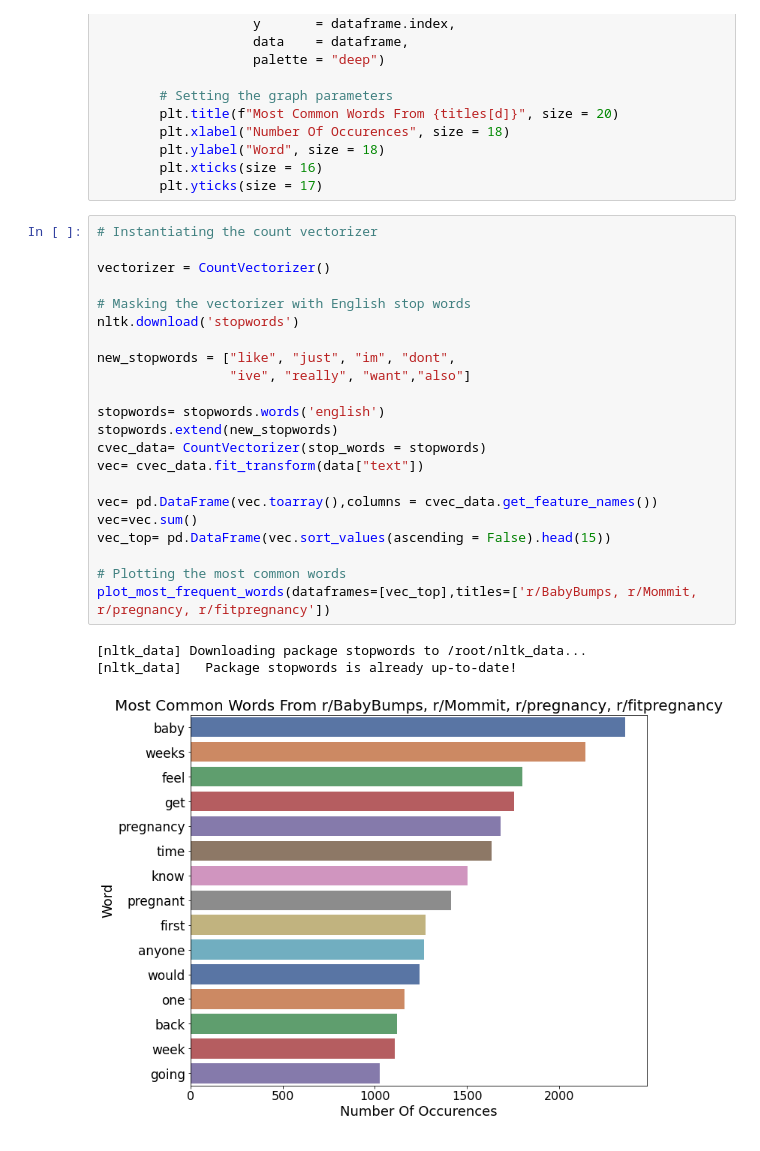
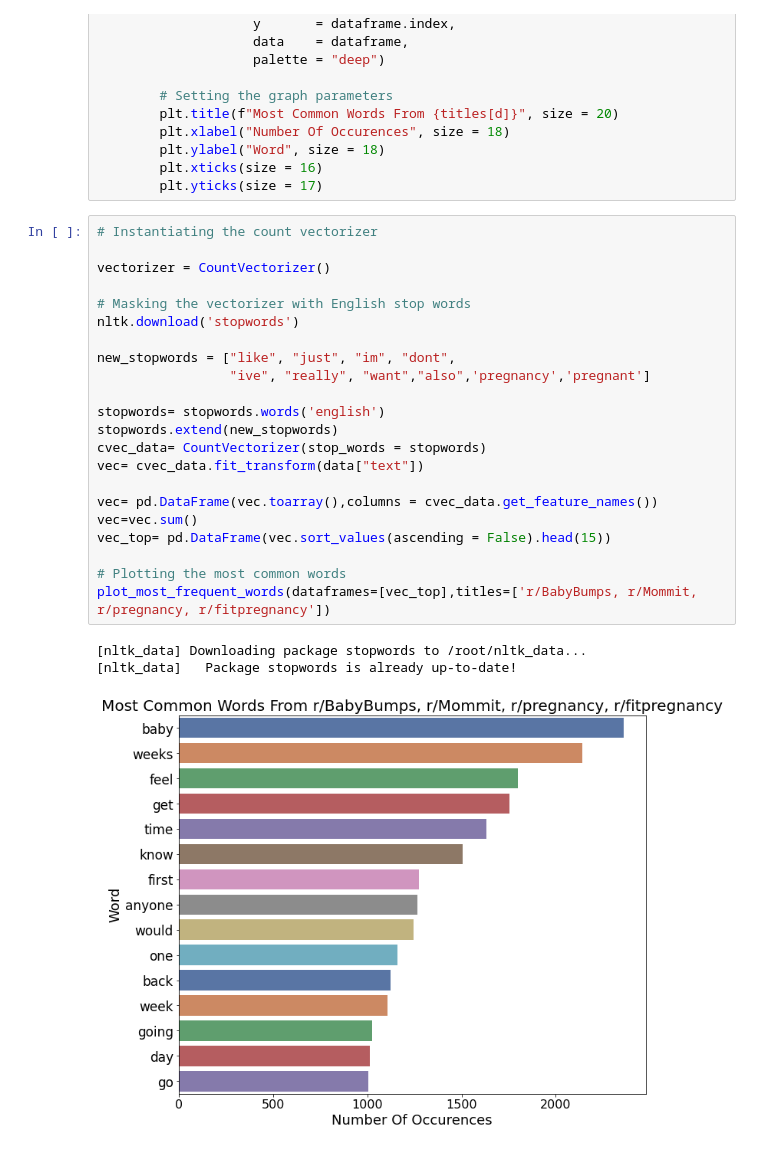
Before and after one commit to tirilab/amiasdc, a Jupyter notebook: analysis_MAMIA.ipynb, the cells around one changed output. Cells and saved outputs as stored; diff of their text form.

```diff
--- a/analysis_MAMIA.ipynb
+++ b/analysis_MAMIA.ipynb
@@ -47,26 +56,26 @@ def plot_most_frequent_words(dataframes, titles):
 # %%
 # Instantiating the count vectorizer
 
 vectorizer = CountVectorizer()
 
 # Masking the vectorizer with English stop words
 nltk.download('stopwords')
 
 new_stopwords = ["like", "just", "im", "dont",
-                 "ive", "really", "want","also"]
+                 "ive", "really", "want","also",'pregnancy','pregnant']
 
 stopwords= stopwords.words('english')
 stopwords.extend(new_stopwords)
 cvec_data= CountVectorizer(stop_words = stopwords)
 vec= cvec_data.fit_transform(data["text"])
 
 vec= pd.DataFrame(vec.toarray(),columns = cvec_data.get_feature_names())
 vec=vec.sum()
 vec_top= pd.DataFrame(vec.sort_values(ascending = False).head(15))
 
 # Plotting the most common words
 plot_most_frequent_words(dataframes=[vec_top],titles=['r/BabyBumps, r/Mommit, r/pregnancy, r/fitpregnancy'])
 # %% [output]
 [nltk_data] Downloading package stopwords to /root/nltk_data...
 [nltk_data]   Package stopwords is already up-to-date!
-[figure, old version]
+[figure, new version]
```
Also changed, not shown: parts of 8 cells of this notebook.
